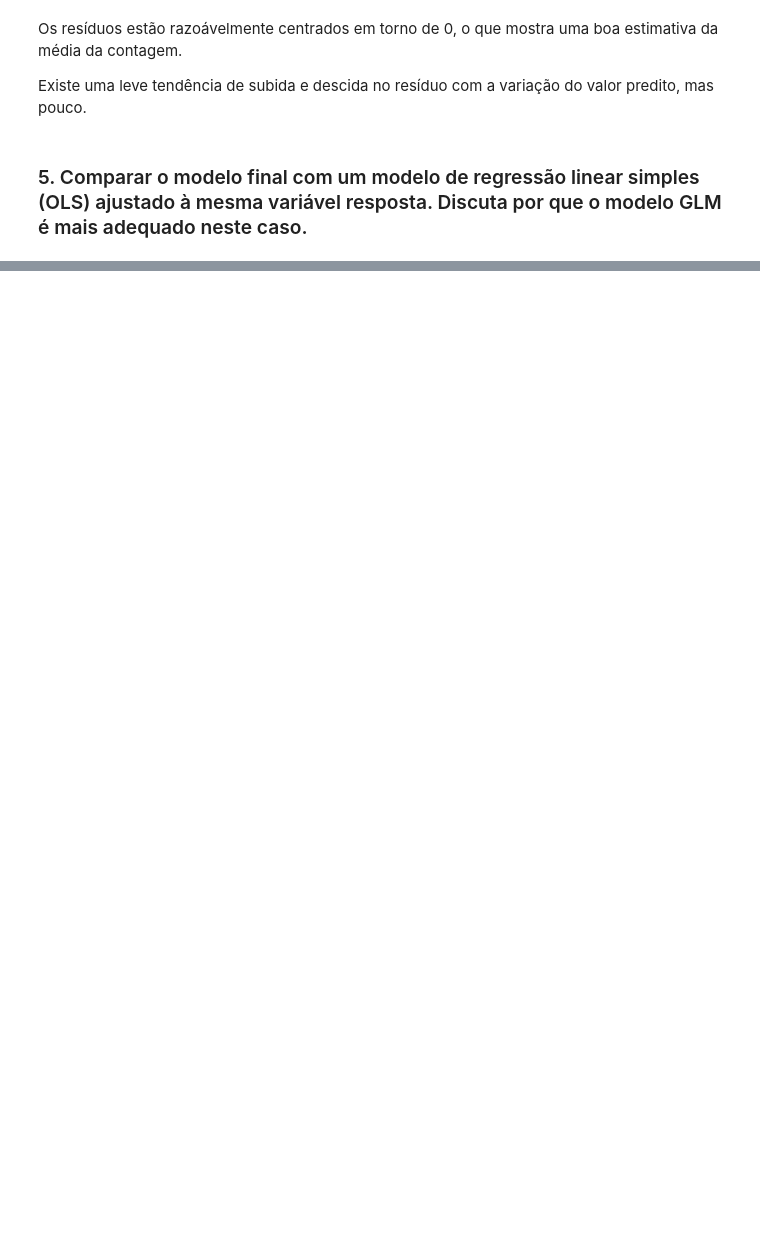
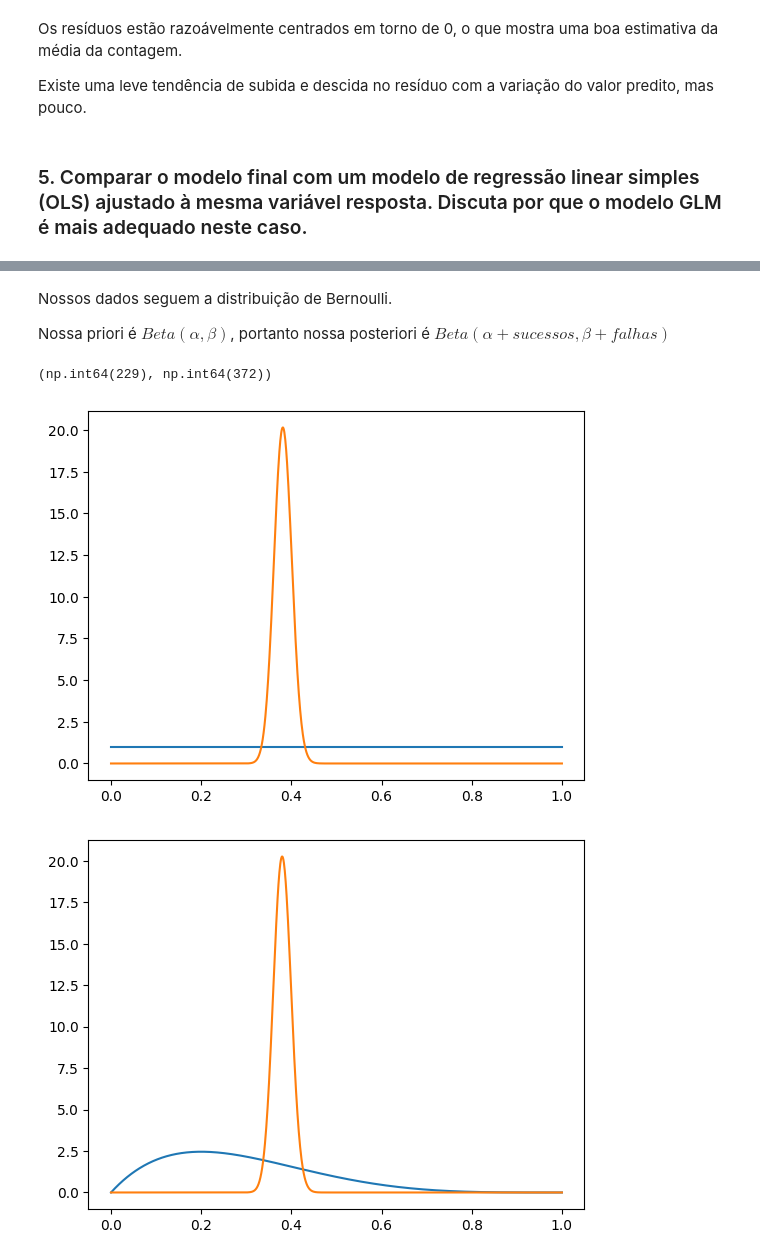
Before and after one commit to stepsbtw/Statistical-Inference, a Jupyter notebook: GCC1625_T4_CAIO_PASSOS_TORKST_FERREIRA.ipynb, the cells around one changed output, grey strips where cells are left out. Drawn from its saved outputs; the diff is of its cells as text; code cells hidden in the pictures; blank space fills up the shorter version.

```diff
--- a/GCC1625_T4_CAIO_PASSOS_TORKST_FERREIRA.ipynb
+++ b/GCC1625_T4_CAIO_PASSOS_TORKST_FERREIRA.ipynb
@@ -433,0 +731,4 @@ Tarefas:
+# %%
+df = pd.read_csv("titanic.csv")
+df.info()
+df.head()
@@ -433,0 +766,4 @@ Tarefas:
+# %%
+df.dropna(subset=["Age"])
+df_adultos = df[df["Age"]>=18]
+df_adultos.info()
@@ -433,0 +810,37 @@ Tarefas:
+# %% [markdown]
+Nossos dados seguem a distribuição de Bernoulli.
+
+Nossa priori é $Beta(\alpha, \beta)$, portanto nossa posteriori é $Beta(\alpha + sucessos, \beta + falhas)$
+# %%
+s = df_adultos["Survived"].sum() # (1)
+f = len(df_adultos) - s # (0)
+s, f
+# %% [output]
+(np.int64(229), np.int64(372))
+# %%
+from scipy.stats import beta
+
+# beta(1,1)
+a1, b1 = 1, 1
+
+# beta(2,5)
+a2, b2 = 2, 5
+
+x = np.linspace(0,1,1000)
+plt.plot(x, beta.pdf(x, a1, b1))
+plt.plot(x, beta.pdf(x, a1 + s, b1 + f))
+plt.show()
+
+plt.plot(x, beta.pdf(x, a2, b2))
+plt.plot(x, beta.pdf(x, a2 + s, b2 + f))
+plt.show()
+
+# sobrepostas
+plt.plot(x, beta.pdf(x, a1, b1))
+plt.plot(x, beta.pdf(x, a1 + s, b1 + f))
+plt.plot(x, beta.pdf(x, a2, b2))
+plt.plot(x, beta.pdf(x, a2 + s, b2 + f))
+plt.show()
+# %% [output]
+[figure, added]
+[figure, added]
```
Also changed, not shown: parts of 70 cells of this notebook.
